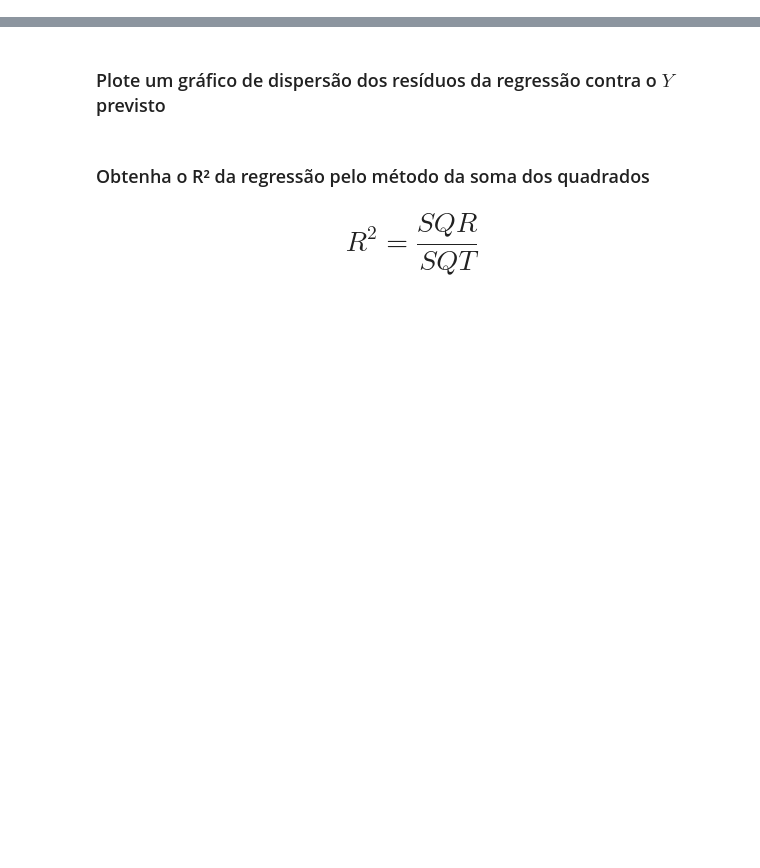
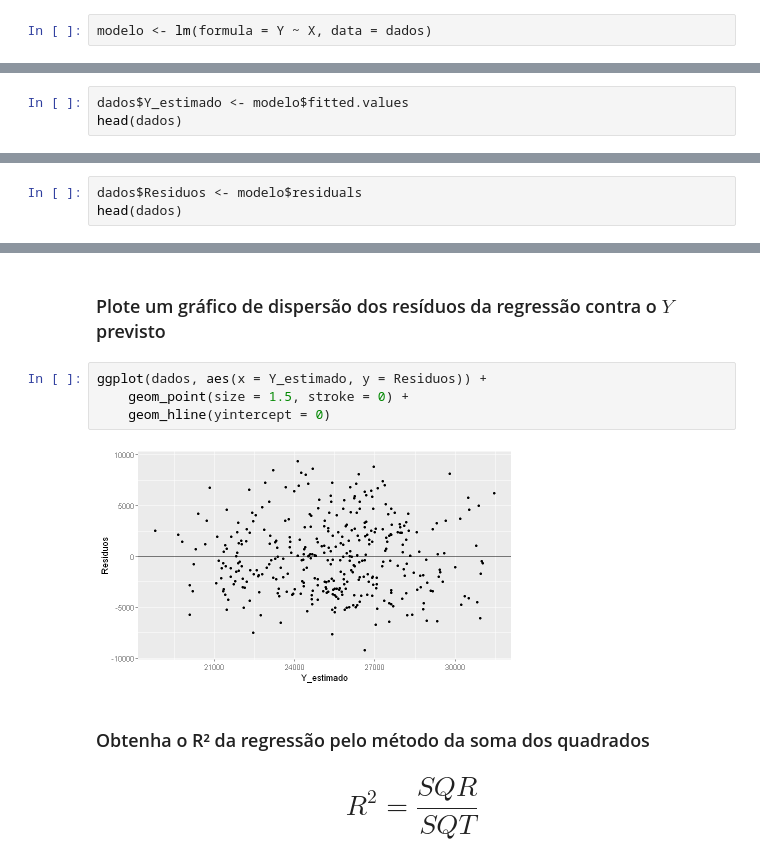
Before and after one commit to Jeidsan/estatistica-com-r, a Jupyter notebook: 4. Estatística com R - correlação e regressão/4. Exercícios.ipynb, the cells around one changed output, grey strips where cells are left out. Drawn from its saved outputs; the diff is of its cells as text; blank space fills up the shorter version.

```diff
--- a/4. Estatística com R - correlação e regressão/4. Exercícios.ipynb
+++ b/4. Estatística com R - correlação e regressão/4. Exercícios.ipynb
@@ -58,4 +122,6 @@ Resp.:
 # %% [markdown]
 ### Estime o modelo de regressão linear simples
+# %%
+modelo <- lm(formula = Y ~ X, data = dados)
 # %% [markdown]
 ### Visualize o resultado da regressão
@@ -62,2 +148,5 @@ Resp.:
 # %% [markdown]
 ### Obtenha o $Y$ previsto
+# %%
+dados$Y_estimado <- modelo$fitted.values
+head(dados)
@@ -67,2 +171,5 @@ Resp.:
 # %% [markdown]
 ### Obtenha os resíduos da regressão
+# %%
+dados$Residuos <- modelo$residuals
+head(dados)
@@ -69,5 +186,11 @@ Resp.:
 # %% [markdown]
 ### Plote um gráfico de dispersão dos resíduos da regressão contra o $Y$ previsto
+# %%
+ggplot(dados, aes(x = Y_estimado, y = Residuos)) +
+    geom_point(size = 1.5, stroke = 0) +
+    geom_hline(yintercept = 0)
+# %% [output]
+[figure, added]
 # %% [markdown]
 ### Obtenha o R² da regressão pelo método da soma dos quadrados
 
```
Also changed, not shown: parts of 21 cells of this notebook.
